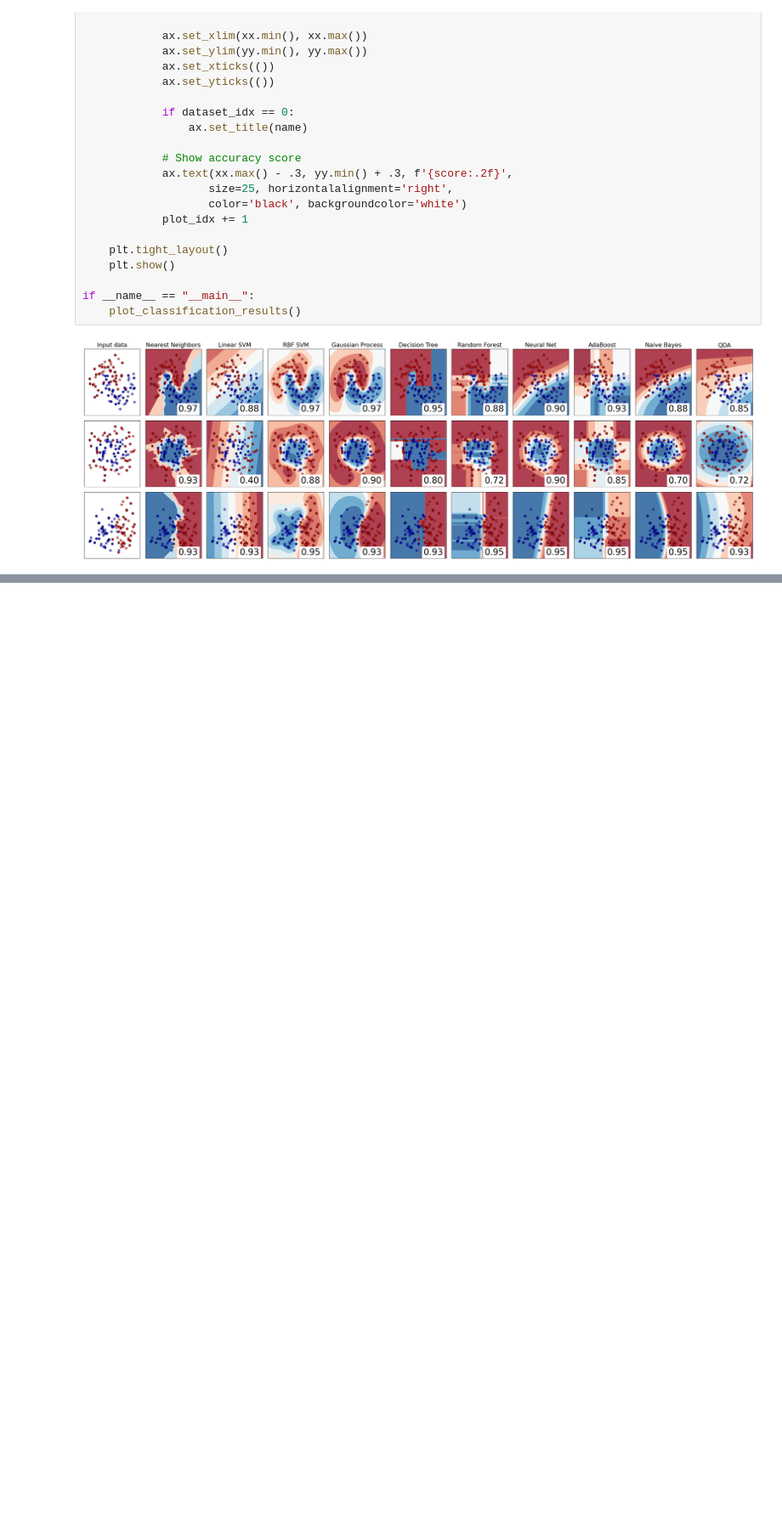
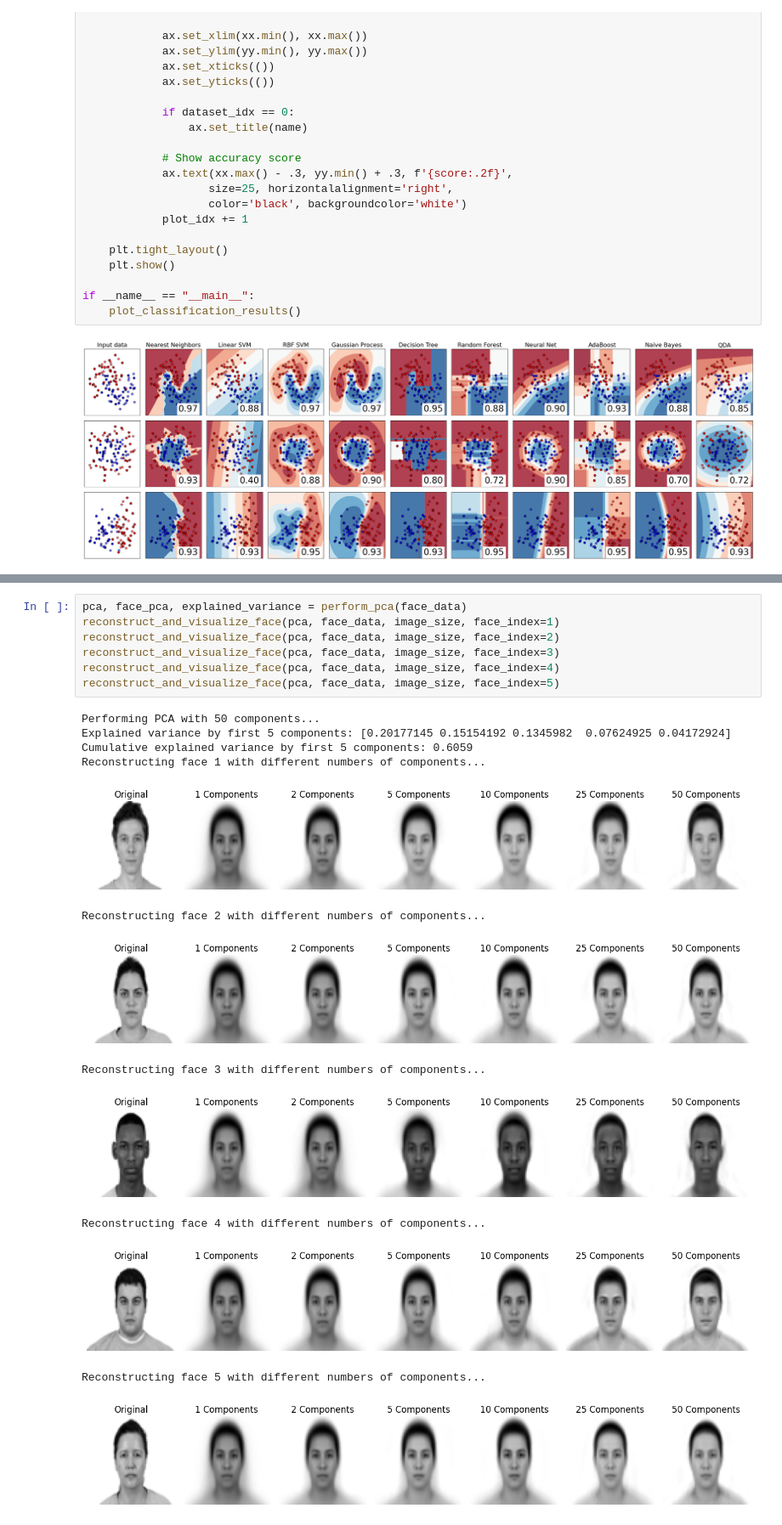
Before and after one commit to p-parkinson/intro_data_science, a Jupyter notebook: Chapter 11/Chapter 11.ipynb, the cells around one changed output, grey strips where cells are left out. Shown at 85% size. Cells and saved outputs as stored; diff of their text form; blank space fills up the shorter version.

```diff
--- a/Chapter 11/Chapter 11.ipynb
+++ b/Chapter 11/Chapter 11.ipynb
@@ -620,3 +1407,24 @@ if __name__ == "__main__":
+# %%
+pca, face_pca, explained_variance = perform_pca(face_data)
+reconstruct_and_visualize_face(pca, face_data, image_size, face_index=1)
+reconstruct_and_visualize_face(pca, face_data, image_size, face_index=2)
+reconstruct_and_visualize_face(pca, face_data, image_size, face_index=3)
+reconstruct_and_visualize_face(pca, face_data, image_size, face_index=4)
+reconstruct_and_visualize_face(pca, face_data, image_size, face_index=5)
+# %% [output]
+Performing PCA with 50 components...
+Explained variance by first 5 components: [0.20177145 0.15154192 0.1345982  0.07624925 0.04172924]
+Cumulative explained variance by first 5 components: 0.6059
+Reconstructing face 1 with different numbers of components...
+[figure, added]
+Reconstructing face 2 with different numbers of components...
+[figure, added]
+Reconstructing face 3 with different numbers of components...
+[figure, added]
+Reconstructing face 4 with different numbers of components...
+[figure, added]
+Reconstructing face 5 with different numbers of components...
+[figure, added]
 # %% [markdown]
 <div class="well" align="center">
     <div class="container-fluid">
```
Also changed, not shown: parts of 14 cells of this notebook, 1 other file.
